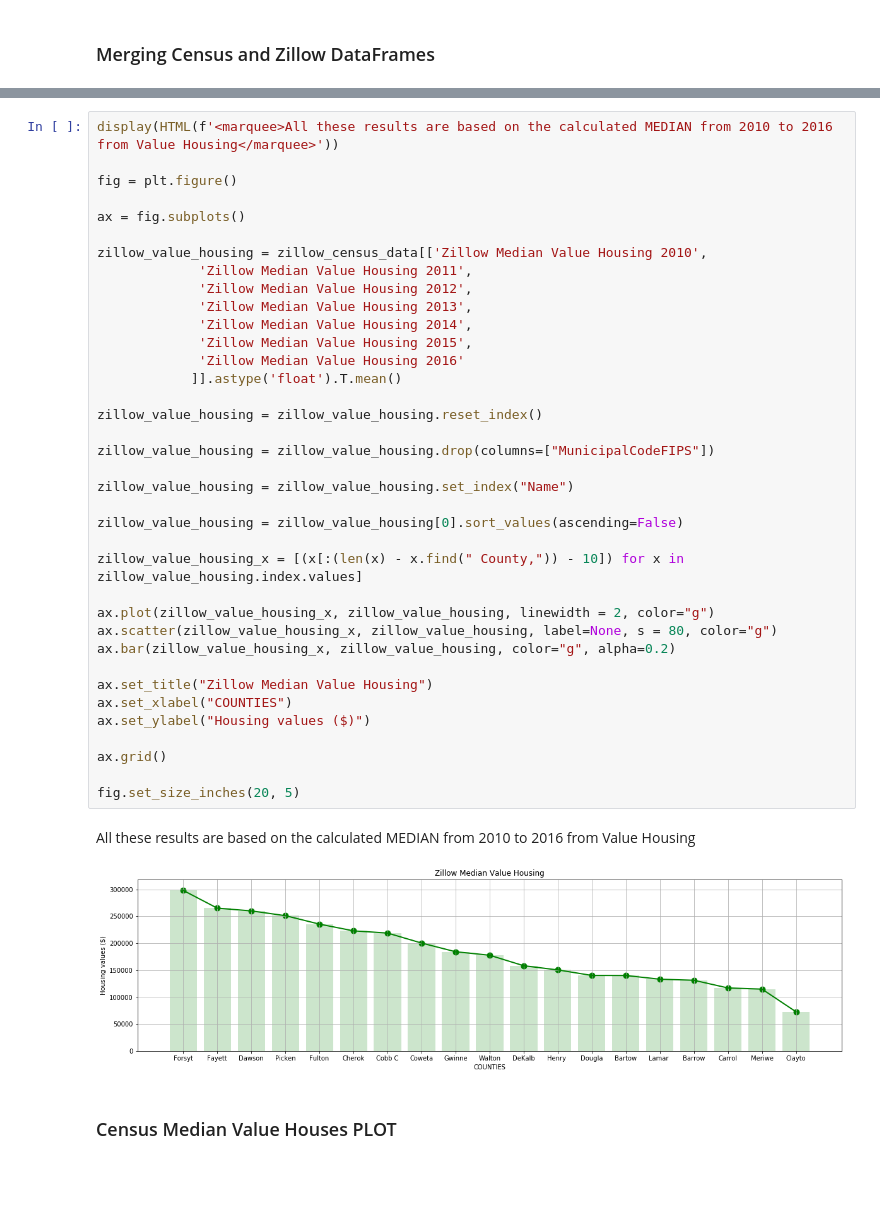
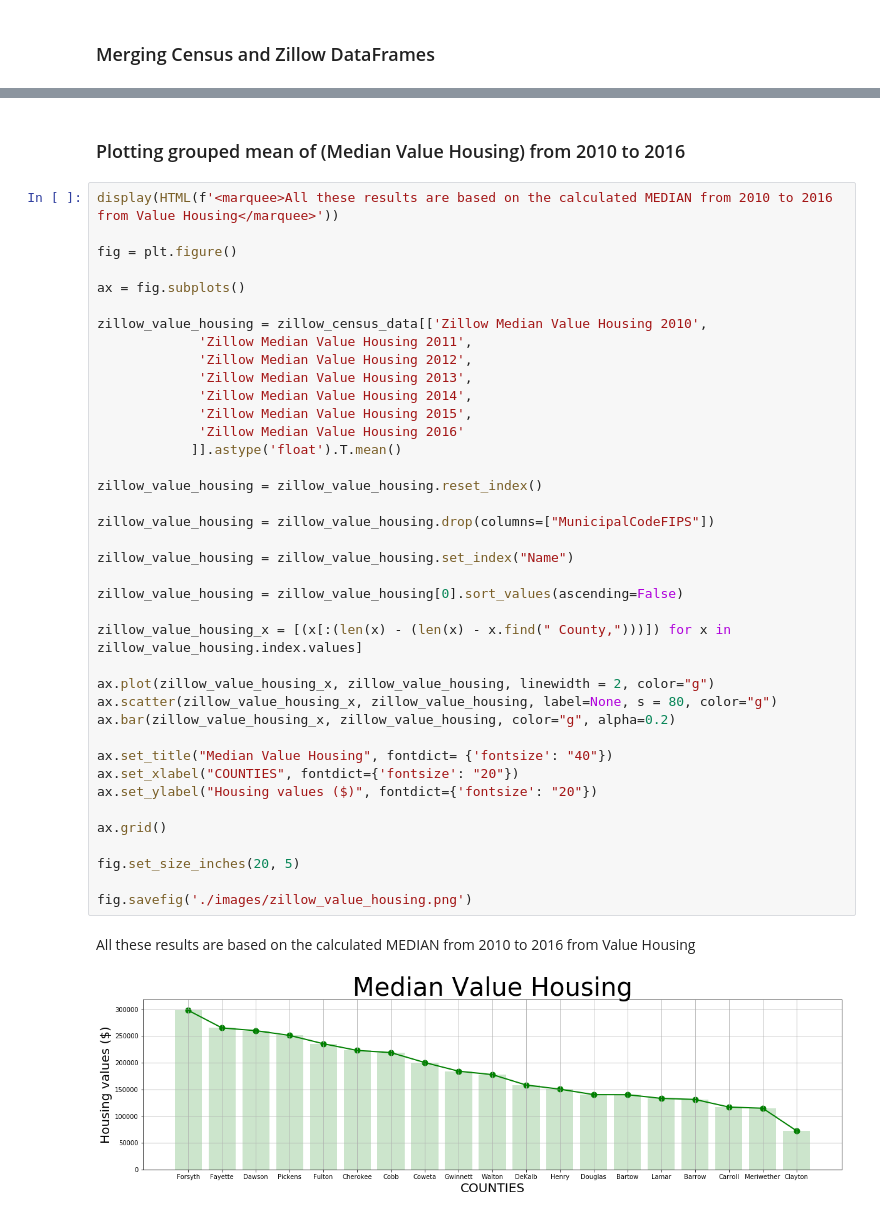
Before and after one commit to ricleongo/HousePricePredict, a Jupyter notebook: data_exploration.ipynb, the cells around one changed output, grey strips where cells are left out. Saved outputs shown, nothing was run; the diff lists cells and outputs as text; blank space fills up the shorter version.

```diff
--- a/data_exploration.ipynb
+++ b/data_exploration.ipynb
@@ -199,3 +273,5 @@ zillow_census_data.head()
+# %% [markdown]
+### Plotting grouped mean of (Median Value Housing) from 2010 to 2016
 # %%
 display(HTML(f'<marquee>All these results are based on the calculated MEDIAN from 2010 to 2016 from Value Housing</marquee>'))
 
@@ -204,37 +280,37 @@ fig = plt.figure()
 ax = fig.subplots()
 
 zillow_value_housing = zillow_census_data[['Zillow Median Value Housing 2010',
              'Zillow Median Value Housing 2011',
              'Zillow Median Value Housing 2012',
              'Zillow Median Value Housing 2013',
              'Zillow Median Value Housing 2014',
              'Zillow Median Value Housing 2015',
              'Zillow Median Value Housing 2016'
             ]].astype('float').T.mean()
 
 zillow_value_housing = zillow_value_housing.reset_index()
 
 zillow_value_housing = zillow_value_housing.drop(columns=["MunicipalCodeFIPS"])
 
 zillow_value_housing = zillow_value_housing.set_index("Name")
 
 zillow_value_housing = zillow_value_housing[0].sort_values(ascending=False)
 
-zillow_value_housing_x = [(x[:(len(x) - x.find(" County,")) - 10]) for x in zillow_value_housing.index.values]
+zillow_value_housing_x = [(x[:(len(x) - (len(x) - x.find(" County,")))]) for x in zillow_value_housing.index.values]
 
 ax.plot(zillow_value_housing_x, zillow_value_housing, linewidth = 2, color="g")
 ax.scatter(zillow_value_housing_x, zillow_value_housing, label=None, s = 80, color="g")
 ax.bar(zillow_value_housing_x, zillow_value_housing, color="g", alpha=0.2)
 
-ax.set_title("Zillow Median Value Housing")
-ax.set_xlabel("COUNTIES")
-ax.set_ylabel("Housing values ($)")
+ax.set_title("Median Value Housing", fontdict= {'fontsize': "40"})
+ax.set_xlabel("COUNTIES", fontdict={'fontsize': "20"})
+ax.set_ylabel("Housing values ($)", fontdict={'fontsize': "20"})
 
 ax.grid()
 
 fig.set_size_inches(20, 5)
+
+fig.savefig('./images/zillow_value_housing.png')
 # %% [output]
 All these results are based on the calculated MEDIAN from 2010 to 2016 from Value Housing
-[figure, old version]
+[figure, new version]
-# %% [markdown]
-### Census Median Value Houses PLOT
```
Also changed, not shown: parts of 31 cells of this notebook, 11 other files.
